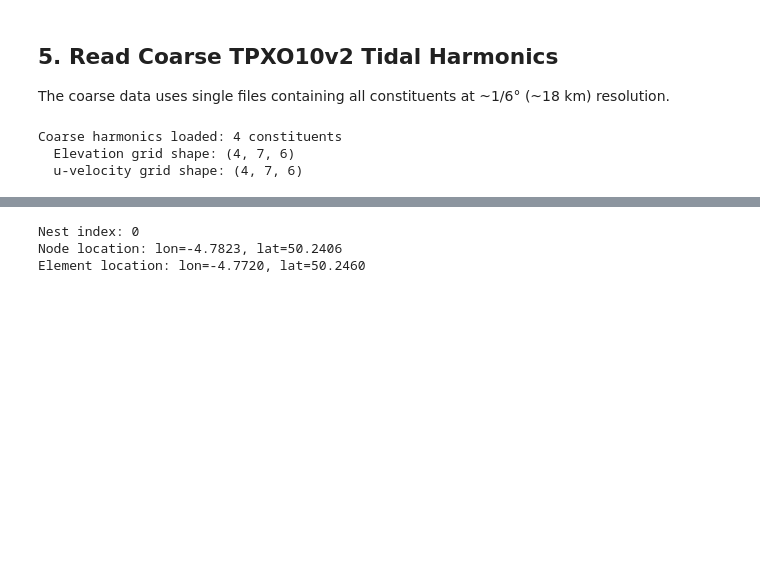
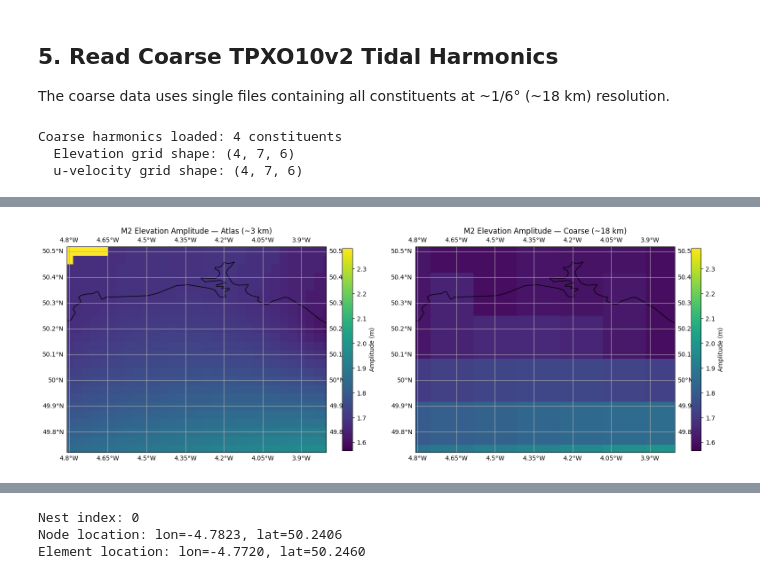
Before and after one commit to pmlmodelling/pyfvcom2, a Jupyter notebook: doc/source/cookbook/compare_tpxo_atlas_vs_coarse.ipynb, the cells around one changed output, grey strips where cells are left out. Cells and saved outputs as stored; diff of their text form; code cells hidden in the pictures; blank space fills up the shorter version.

Commit message:
Add M2 plots to tpxo comparison notebook

```diff
--- a/doc/source/cookbook/compare_tpxo_atlas_vs_coarse.ipynb
+++ b/doc/source/cookbook/compare_tpxo_atlas_vs_coarse.ipynb
@@ -234,0 +241,87 @@ Coarse harmonics loaded: 4 constituents
+# %%
+import cartopy.crs as ccrs
+import cartopy.feature as cfeature
+
+# Find M2 index in each dataset
+m2_idx_atlas = list(atlas_h_harmonics.constituents).index('M2')
+m2_idx_coarse = list(coarse_h_harmonics.constituents).index('M2')
+
+# Atlas grid
+atlas_lon = np.asarray(atlas_h_harmonics.longitude)
+atlas_lat = np.asarray(atlas_h_harmonics.latitude)
+atlas_lon_2d, atlas_lat_2d = np.meshgrid(atlas_lon, atlas_lat, indexing='ij')
+atlas_amp = np.asarray(atlas_h_harmonics.amplitudes)[m2_idx_atlas]
+atlas_phase = np.asarray(atlas_h_harmonics.phases)[m2_idx_atlas]
+
+# Coarse grid
+coarse_lon = np.asarray(coarse_h_harmonics.longitude)
+coarse_lat = np.asarray(coarse_h_harmonics.latitude)
+coarse_lon_2d, coarse_lat_2d = np.meshgrid(coarse_lon, coarse_lat, indexing='ij')
+coarse_amp = np.asarray(coarse_h_harmonics.amplitudes)[m2_idx_coarse]
+coarse_phase = np.asarray(coarse_h_harmonics.phases)[m2_idx_coarse]
+
+# Common colour limits
+amp_vmin = min(np.nanmin(atlas_amp), np.nanmin(coarse_amp))
+amp_vmax = max(np.nanmax(atlas_amp), np.nanmax(coarse_amp))
+
+extent = [bbox[0], bbox[1], bbox[2], bbox[3]]
+
+# --- Amplitude comparison ---
+fig, axes = plt.subplots(1, 2, figsize=(16, 6),
+                         subplot_kw={'projection': ccrs.PlateCarree()})
+
+pc = axes[0].pcolormesh(atlas_lon_2d, atlas_lat_2d, atlas_amp,
+                        cmap='viridis', transform=ccrs.PlateCarree(), shading='auto',
+                        vmin=amp_vmin, vmax=amp_vmax)
+axes[0].coastlines(resolution='10m')
+axes[0].add_feature(cfeature.LAND, facecolor='lightgrey')
+axes[0].gridlines(draw_labels=True)
+axes[0].set_extent(extent, crs=ccrs.PlateCarree())
+cbar = plt.colorbar(pc, ax=axes[0], shrink=0.8)
+cbar.set_label('Amplitude (m)')
+axes[0].set_title('M2 Elevation Amplitude — Atlas (~3 km)')
+
+pc = axes[1].pcolormesh(coarse_lon_2d, coarse_lat_2d, coarse_amp,
+                        cmap='viridis', transform=ccrs.PlateCarree(), shading='auto',
+                        vmin=amp_vmin, vmax=amp_vmax)
+axes[1].coastlines(resolution='10m')
+axes[1].add_feature(cfeature.LAND, facecolor='lightgrey')
+axes[1].gridlines(draw_labels=True)
+axes[1].set_extent(extent, crs=ccrs.PlateCarree())
+cbar = plt.colorbar(pc, ax=axes[1], shrink=0.8)
+cbar.set_label('Amplitude (m)')
+axes[1].set_title('M2 Elevation Amplitude — Coarse (~18 km)')
+
+plt.tight_layout()
+plt.show()
+
+# --- Phase comparison ---
+fig, axes = plt.subplots(1, 2, figsize=(16, 6),
+                         subplot_kw={'projection': ccrs.PlateCarree()})
+
+pc = axes[0].pcolormesh(atlas_lon_2d, atlas_lat_2d, atlas_phase,
+                        cmap='twilight', transform=ccrs.PlateCarree(), shading='auto',
+                        vmin=-180, vmax=180)
+axes[0].coastlines(resolution='10m')
+axes[0].add_feature(cfeature.LAND, facecolor='lightgrey')
+axes[0].gridlines(draw_labels=True)
+axes[0].set_extent(extent, crs=ccrs.PlateCarree())
+cbar = plt.colorbar(pc, ax=axes[0], shrink=0.8)
+cbar.set_label('Phase (degrees)')
+axes[0].set_title('M2 Elevation Phase — Atlas (~3 km)')
+
+pc = axes[1].pcolormesh(coarse_lon_2d, coarse_lat_2d, coarse_phase,
+                        cmap='twilight', transform=ccrs.PlateCarree(), shading='auto',
+                        vmin=-180, vmax=180)
+axes[1].coastlines(resolution='10m')
+axes[1].add_feature(cfeature.LAND, facecolor='lightgrey')
+axes[1].gridlines(draw_labels=True)
+axes[1].set_extent(extent, crs=ccrs.PlateCarree())
+cbar = plt.colorbar(pc, ax=axes[1], shrink=0.8)
+cbar.set_label('Phase (degrees)')
+axes[1].set_title('M2 Elevation Phase — Coarse (~18 km)')
+
+plt.tight_layout()
+plt.show()
+# %% [output]
+[figure, added]
```
Also changed, not shown: parts of 10 cells of this notebook, 1 other file.
